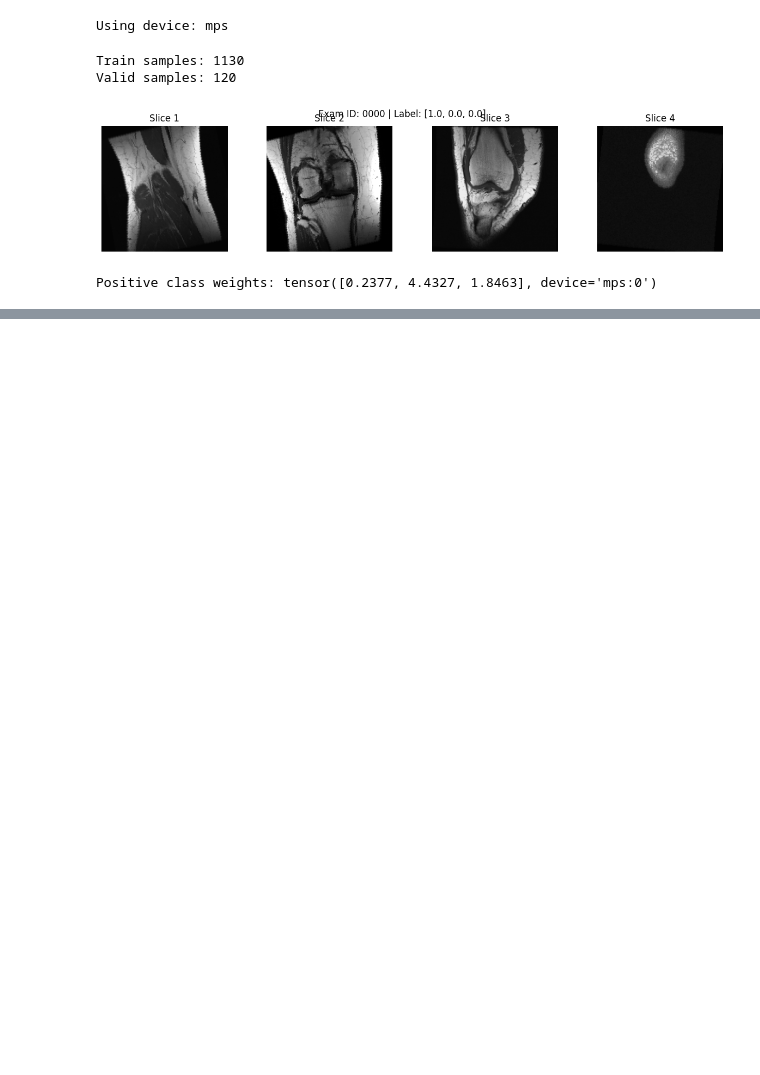
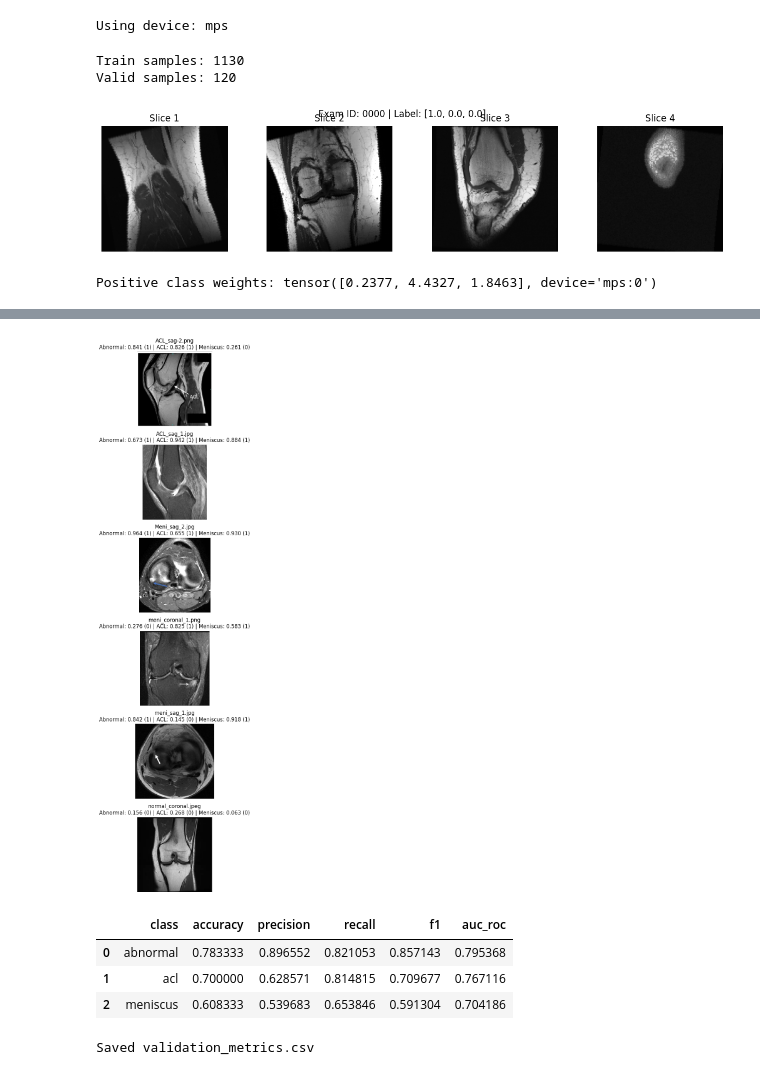
Before and after one commit to muhammad4k/EEEM068-MRNet-ViT, a Jupyter notebook: MRNet_ViT.ipynb, the cells around one changed output, grey strips where cells are left out. Cells and saved outputs as stored; diff of their text form; code cells hidden in the pictures; blank space fills up the shorter version.

```diff
--- a/MRNet_ViT.ipynb
+++ b/MRNet_ViT.ipynb
@@ -317,0 +987,10 @@ Positive class weights: tensor([0.2377, 4.4327, 1.8463], device='mps:0')
+# %%
+ood_results_df = run_ood_inference(
+    model=best_model,
+    image_dir=OOD_ROOT,
+    transform=valid_transform,
+    device=DEVICE,
+    threshold=THRESHOLD
+)
+
+ood_results_df
@@ -317,0 +1078,50 @@ Positive class weights: tensor([0.2377, 4.4327, 1.8463], device='mps:0')
+# %%
+def show_ood_predictions(ood_root, results_df, max_images=6):
+    image_files = results_df["filename"].tolist()[:max_images]
+
+    plt.figure(figsize=(15, 3 * max_images))
+
+    for i, filename in enumerate(image_files):
+        image_path = os.path.join(ood_root, filename)
+        img = Image.open(image_path).convert("RGB")
+
+        row = results_df[results_df["filename"] == filename].iloc[0]
+
+        title = (
+            f"{filename}\n"
+            f"Abnormal: {row['abnormal_prob']:.3f} ({row['abnormal_pred']}) | "
+            f"ACL: {row['acl_prob']:.3f} ({row['acl_pred']}) | "
+            f"Meniscus: {row['meniscus_prob']:.3f} ({row['meniscus_pred']})"
+        )
+
+        plt.subplot(max_images, 1, i + 1)
+        plt.imshow(img)
+        plt.title(title)
+        plt.axis("off")
+
+    plt.tight_layout()
+    plt.show()
+
+show_ood_predictions(OOD_ROOT, ood_results_df, max_images=min(6, len(ood_results_df)))
+# %% [output]
+[figure, added]
+# %%
+# Validation metrics table
+metrics_rows = []
+for cls, cls_metrics in valid_metrics.items():
+    row = {"class": cls}
+    row.update(cls_metrics)
+    metrics_rows.append(row)
+
+metrics_df = pd.DataFrame(metrics_rows)
+metrics_df
+# %% [output]
+|  | class | accuracy | precision | recall | f1 | auc_roc |
+| 0 | abnormal | 0.783333 | 0.896552 | 0.821053 | 0.857143 | 0.795368 |
+| 1 | acl | 0.700000 | 0.628571 | 0.814815 | 0.709677 | 0.767116 |
+| 2 | meniscus | 0.608333 | 0.539683 | 0.653846 | 0.591304 | 0.704186 |
+# %%
+metrics_df.to_csv("validation_metrics.csv", index=False)
+print("Saved validation_metrics.csv")
+# %% [output]
+Saved validation_metrics.csv
```
Also changed, not shown: parts of 19 cells of this notebook.
